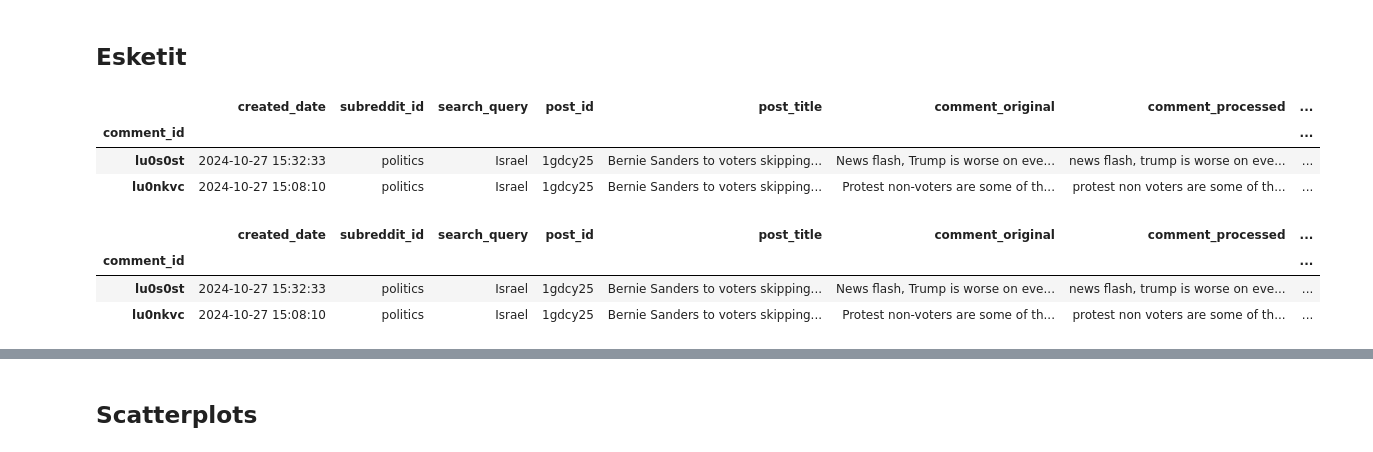
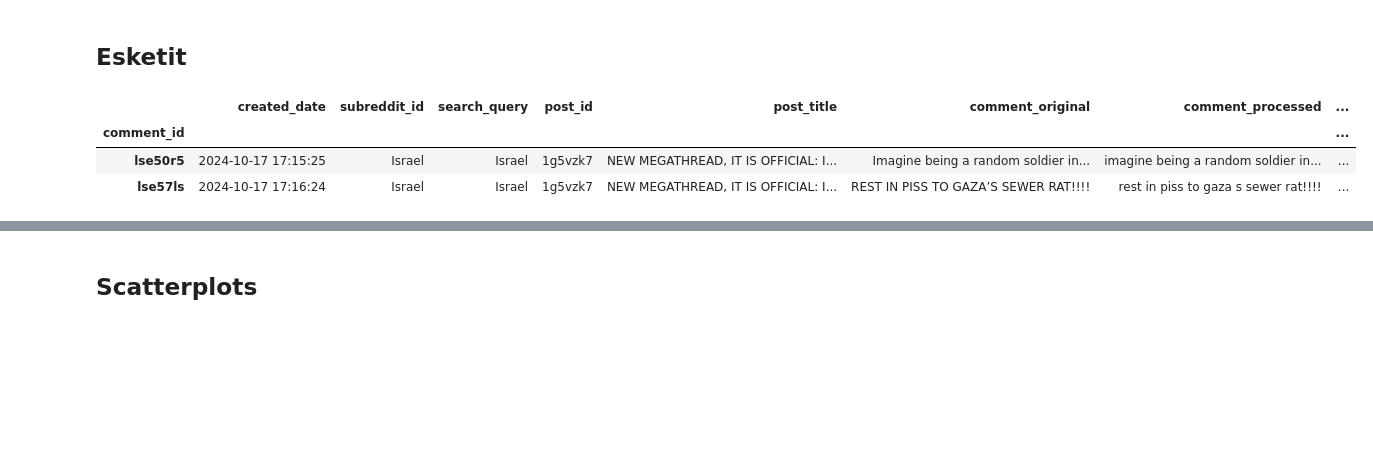
Before and after one commit to danielries/comptoolsproject, a Jupyter notebook: clustering.ipynb, the cells around one changed output, grey strips where cells are left out. Drawn from its saved outputs; the diff is of its cells as text; code cells hidden in the pictures; blank space fills up the shorter version.

```diff
--- a/clustering.ipynb
+++ b/clustering.ipynb
@@ -15,11 +16,3 @@ from sklearn.cluster import KMeans, AgglomerativeClustering, DBSCAN
-# %%
-df = pd.read_csv('data/politics_w_lix_sentiment.csv', index_col = 'comment_id')
-df.head(2)
-# %% [output]
-|  | created_date | subreddit_id | search_query | post_id | post_title | comment_original | comment_processed | ... |
-| comment_id |  |  |  |  |  |  |  | ... |
-| lu0s0st | 2024-10-27 15:32:33 | politics | Israel | 1gdcy25 | Bernie Sanders to voters skipping... | News flash, Trump is worse on eve... | news flash, trump is worse on eve... | ... |
-| lu0nkvc | 2024-10-27 15:08:10 | politics | Israel | 1gdcy25 | Bernie Sanders to voters skipping... | Protest non-voters are some of th... | protest non voters are some of th... | ... |
 # %%
 pre_path = 'data/'
 suffix = '_w_lix_sentiment.csv'
@@ -67,8 +60,7 @@ for sub in subreddits:
-# %%
-dt = pd.read_csv('data/politics_clustered.csv', index_col = 'comment_id')
-dt.head(2)
-# %% [output]
-|  | created_date | subreddit_id | search_query | post_id | post_title | comment_original | comment_processed | ... |
-| comment_id |  |  |  |  |  |  |  | ... |
-| lu0s0st | 2024-10-27 15:32:33 | politics | Israel | 1gdcy25 | Bernie Sanders to voters skipping... | News flash, Trump is worse on eve... | news flash, trump is worse on eve... | ... |
-| lu0nkvc | 2024-10-27 15:08:10 | politics | Israel | 1gdcy25 | Bernie Sanders to voters skipping... | Protest non-voters are some of th... | protest non voters are some of th... | ... |
+# %%
+dt = dfs[0]
+# %% [output]
+|  | created_date | subreddit_id | search_query | post_id | post_title | comment_original | comment_processed | ... |
+| comment_id |  |  |  |  |  |  |  | ... |
+| lse50r5 | 2024-10-17 17:15:25 | Israel | Israel | 1g5vzk7 | NEW MEGATHREAD, IT IS OFFICIAL: I... | Imagine being a random soldier in... | imagine being a random soldier in... | ... |
+| lse57ls | 2024-10-17 17:16:24 | Israel | Israel | 1g5vzk7 | NEW MEGATHREAD, IT IS OFFICIAL: I... | REST IN PISS TO GAZA’S SEWER RAT!!!! | rest in piss to gaza s sewer rat!!!! | ... |
```
Also changed, not shown: parts of 5 cells of this notebook, 1 other file.
